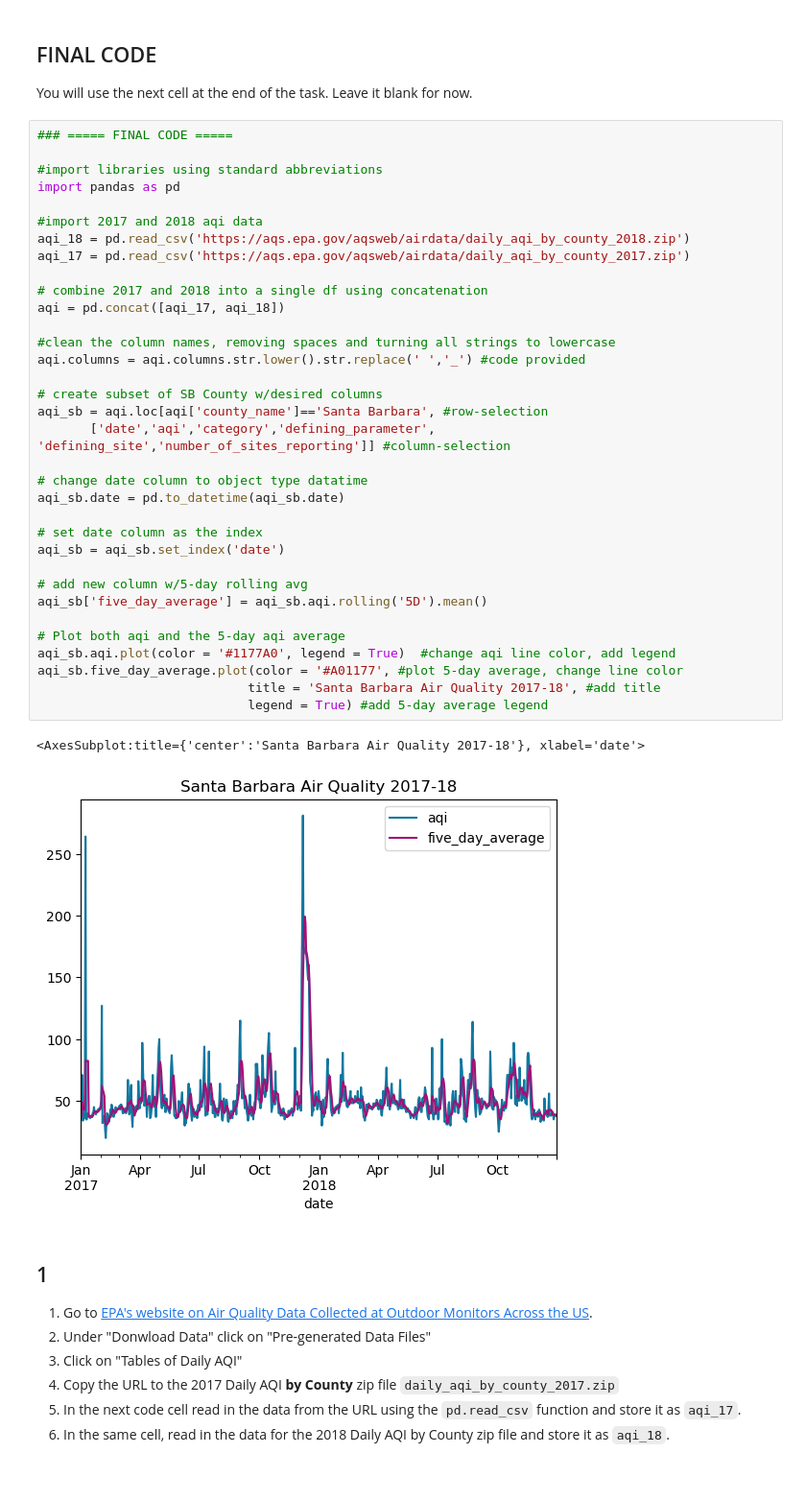
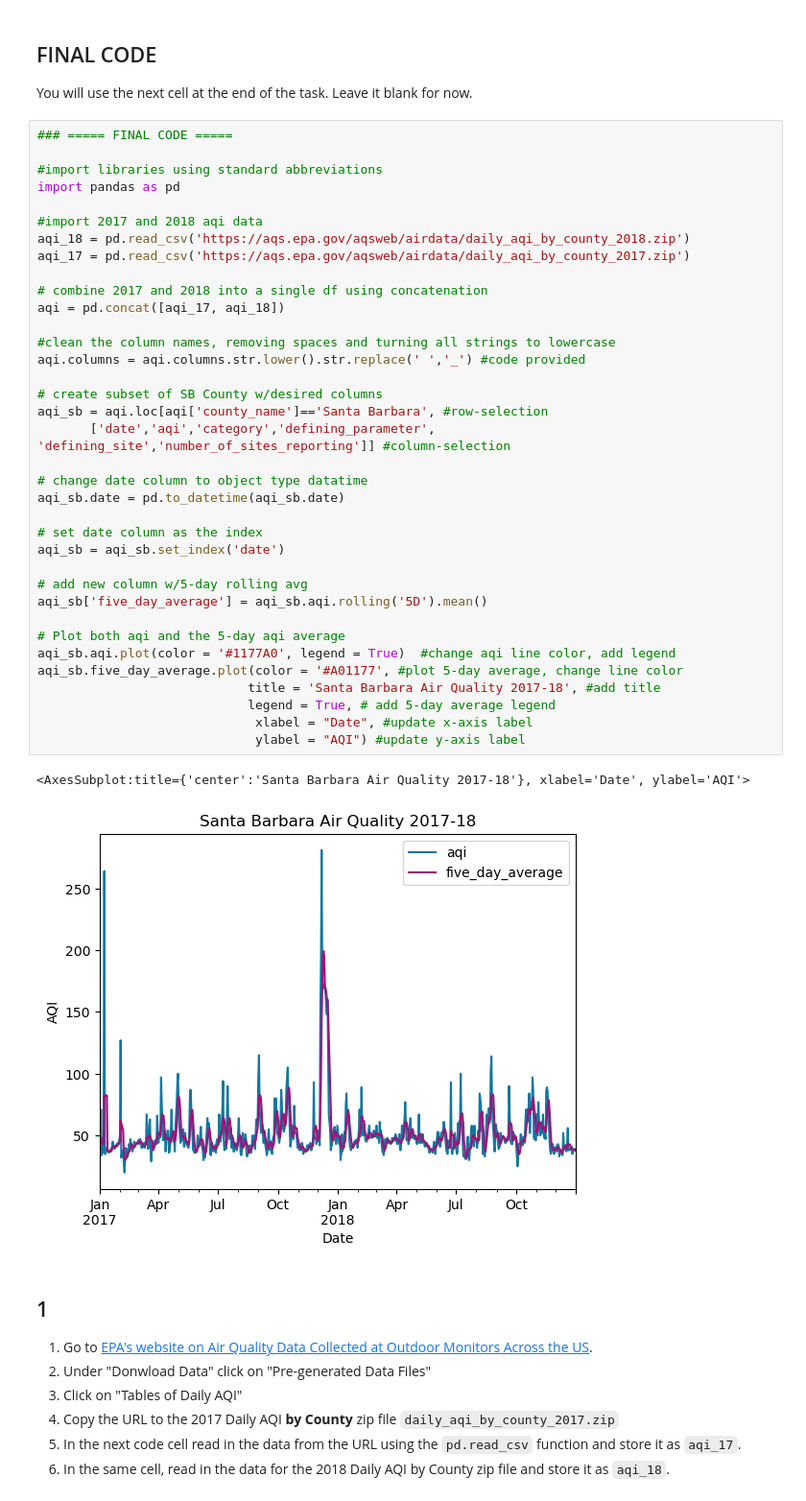
Before and after one commit to bbarajas429/eds220-hwk-2, a Jupyter notebook: hwk2-task2-aqi.ipynb, the cells around one changed output. Shown: that part at 96% size. Saved outputs shown, nothing was run; the diff lists cells and outputs as text.

```diff
--- a/hwk2-task2-aqi.ipynb
+++ b/hwk2-task2-aqi.ipynb
@@ -25,36 +25,38 @@ You will use the next cell at the end of the task. Leave it blank for now.
 import pandas as pd
 
 #import 2017 and 2018 aqi data
 aqi_18 = pd.read_csv('https://aqs.epa.gov/aqsweb/airdata/daily_aqi_by_county_2018.zip')
 aqi_17 = pd.read_csv('https://aqs.epa.gov/aqsweb/airdata/daily_aqi_by_county_2017.zip')
 
 # combine 2017 and 2018 into a single df using concatenation
 aqi = pd.concat([aqi_17, aqi_18])
 
 #clean the column names, removing spaces and turning all strings to lowercase
 aqi.columns = aqi.columns.str.lower().str.replace(' ','_') #code provided
 
 # create subset of SB County w/desired columns
 aqi_sb = aqi.loc[aqi['county_name']=='Santa Barbara', #row-selection
        ['date','aqi','category','defining_parameter', 'defining_site','number_of_sites_reporting']] #column-selection
 
 # change date column to object type datatime
 aqi_sb.date = pd.to_datetime(aqi_sb.date)
 
 # set date column as the index
 aqi_sb = aqi_sb.set_index('date')
 
 # add new column w/5-day rolling avg
 aqi_sb['five_day_average'] = aqi_sb.aqi.rolling('5D').mean()
 
 # Plot both aqi and the 5-day aqi average
 aqi_sb.aqi.plot(color = '#1177A0', legend = True)  #change aqi line color, add legend
 aqi_sb.five_day_average.plot(color = '#A01177', #plot 5-day average, change line color
                             title = 'Santa Barbara Air Quality 2017-18', #add title
-                            legend = True) #add 5-day average legend
+                            legend = True, # add 5-day average legend
+                             xlabel = "Date", #update x-axis label
+                             ylabel = "AQI") #update y-axis label
 # %% [output]
-<AxesSubplot:title={'center':'Santa Barbara Air Quality 2017-18'}, xlabel='date'>
+<AxesSubplot:title={'center':'Santa Barbara Air Quality 2017-18'}, xlabel='Date', ylabel='AQI'>
-[figure, old version]
+[figure, new version]
 # %% [markdown]
 ## 1
 
```
Also changed, not shown: parts of 3 cells of this notebook.
